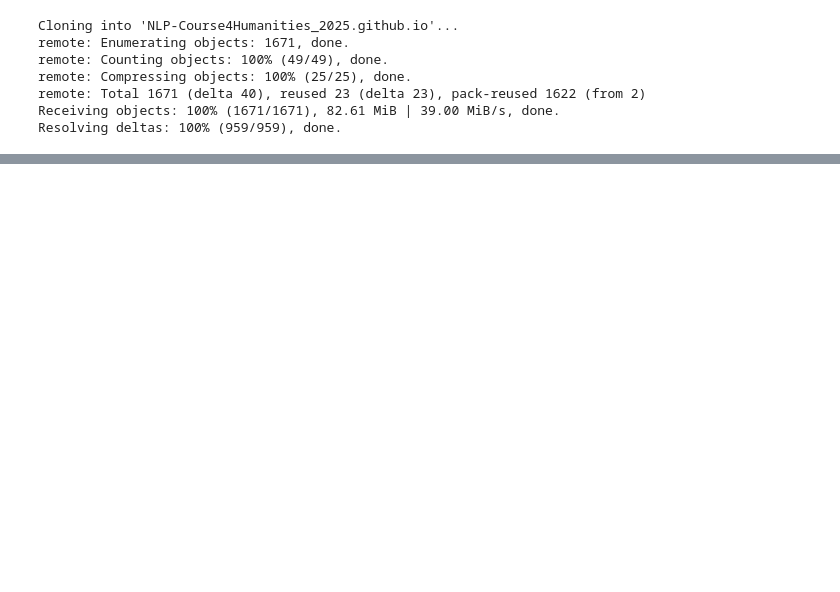
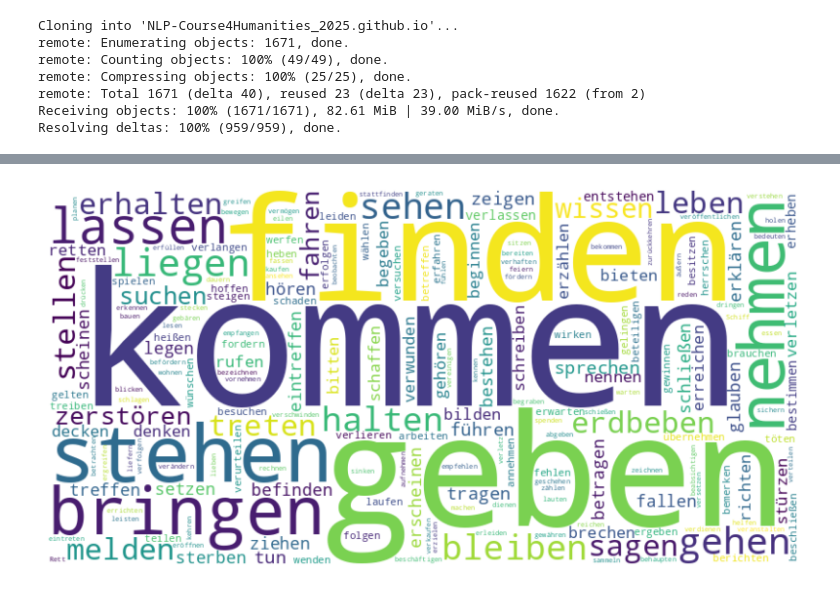
Before and after one commit to jojovputtkamer/NLP_WiSe25.26, a Jupyter notebook: jojovputtkamer_Homework1.ipynb, the cells around one changed output, grey strips where cells are left out. Drawn from its saved outputs; the diff is of its cells as text; code cells hidden in the pictures; blank space fills up the shorter version.

Commit message:
Mit Colab erstellt

```diff
--- a/jojovputtkamer_Homework1.ipynb
+++ b/jojovputtkamer_Homework1.ipynb
@@ -29,0 +58,14 @@ df.head(5)
+# %%
+# es werden Listen mit Text erstellt
+
+import nltk
+nltk.download('punkt')
+nltk.download('punkt_tab')
+
+def tokenize(text):
+  text = nltk.word_tokenize(text, language = 'german')
+  return text
+
+#continue the code
+df['tokenized'] = df['cleaned'].apply(tokenize)
+df['tokenized'][:5]  # Anzahl der Ansichtszeilen
@@ -29,0 +147,12 @@ df.head(5)
+# %%
+def tagging(texts, allowed_postags=['VERB']): # possible tags'NOUN', 'ADJ', 'ADV', 'VERB'
+    texts_out = []
+    nlp = spacy.load('de_core_news_sm')
+    for sent in texts:
+        sent_str = " ".join(sent)
+        doc = nlp(sent_str)
+        texts_out.append([token.lemma_ for token in doc if token.pos_ in allowed_postags])
+    return texts_out
+
+df['tagging'] = tagging(df['lemmatized'])
+df['tagging'][:5]
@@ -29,0 +167,20 @@ df.head(5)
+# %%
+from wordcloud import WordCloud
+import matplotlib.pyplot as plt
+
+# Flatten the list of lists of lemmatized words into a single list
+all_words = [word for sublist in df['tagging'] for word in sublist]
+
+# Create a string of all words
+text = ' '.join(all_words)
+
+# Generate the word cloud
+wordcloud = WordCloud(width=800, height=400, background_color='white').generate(text)
+
+# Display the generated image:
+plt.figure(figsize=(10, 5))
+plt.imshow(wordcloud, interpolation='bilinear')
+plt.axis("off")
+plt.show()
+# %% [output]
+[figure, added]
```
Also changed, not shown: parts of 5 cells of this notebook.
